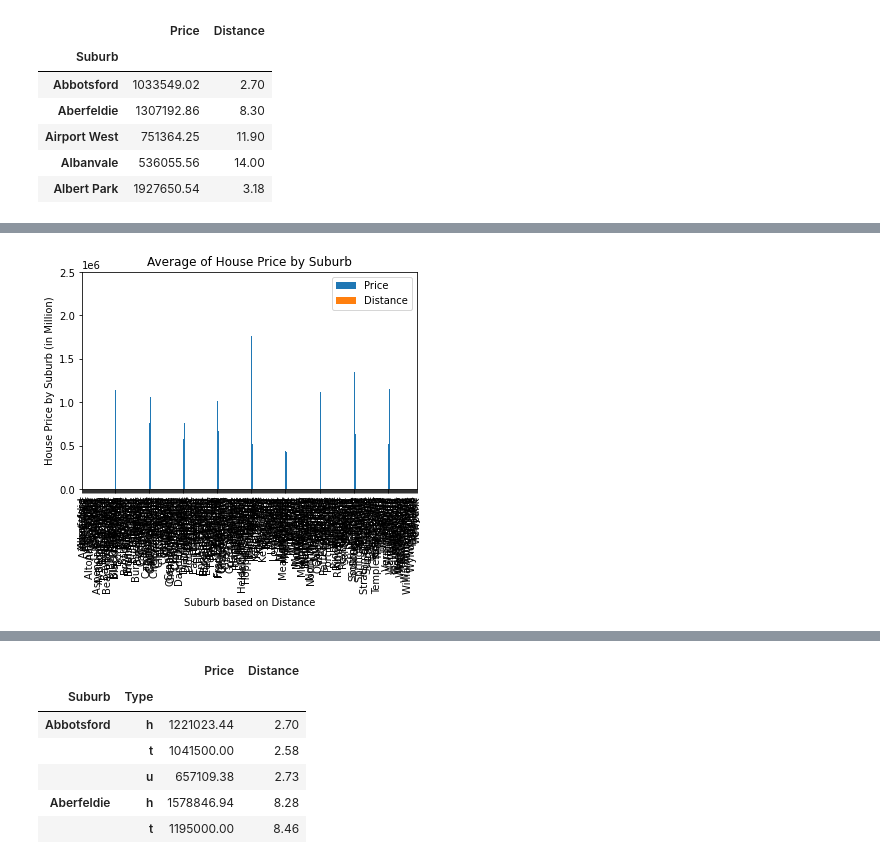
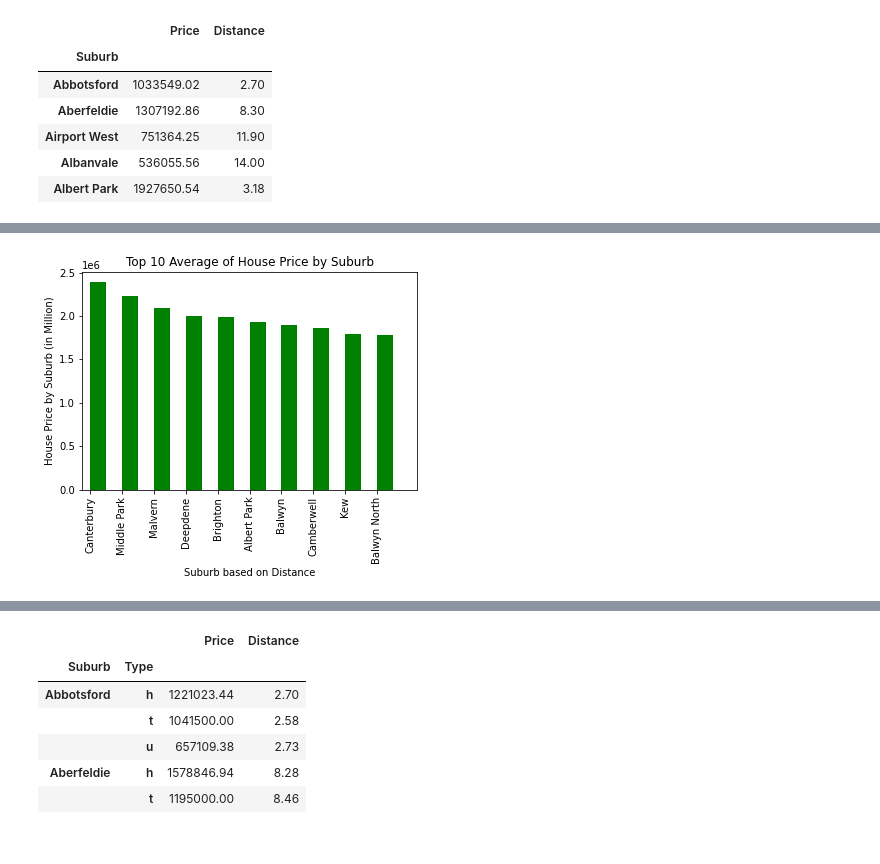
Before and after one commit to Franco1230/Data-Bootcamp-Project-1, a Jupyter notebook: Main.ipynb, the cells around one changed output, grey strips where cells are left out. Drawn from its saved outputs; the diff is of its cells as text; code cells hidden in the pictures.

```diff
--- a/Main.ipynb
+++ b/Main.ipynb
@@ -106,10 +126,13 @@ df.head()
 # %%
-x= df["Distance"]
-y= df["Price"]/1000000
-ax= df.plot(kind='bar',width=0.1, align="edge", title="Average of House Price by Suburb")
+top_ten_df= df.sort_values(by="Price", ascending=False).head(10)
+
+x2= top_ten_df["Distance"]
+y2= top_ten_df["Price"]/1000000
+
+ax= top_ten_df.plot(kind='bar',width=1, align="edge", title="Top 10 Average of House Price by Suburb", facecolor="green", legend=False)
 ax.set_xlabel("Suburb based on Distance")
 ax.set_ylabel("House Price by Suburb (in Million)")
-file = os.path.join("Images/Suburb_Price_bar.png")
+file = os.path.join("Images/top10_Suburb_Price_bar.png")
 plt.savefig(file)
 # %% [output]
-[figure, old version]
+[figure, new version]
```
Also changed, not shown: parts of 33 cells of this notebook, 13 other files.
